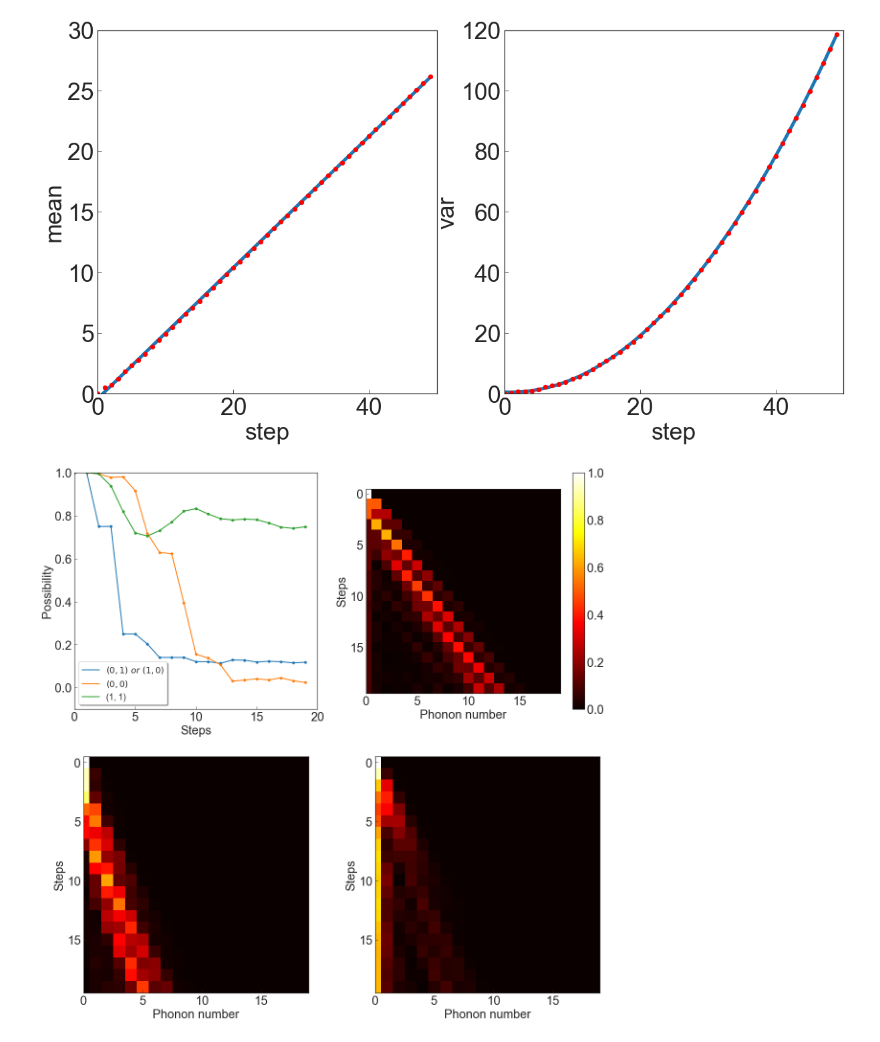
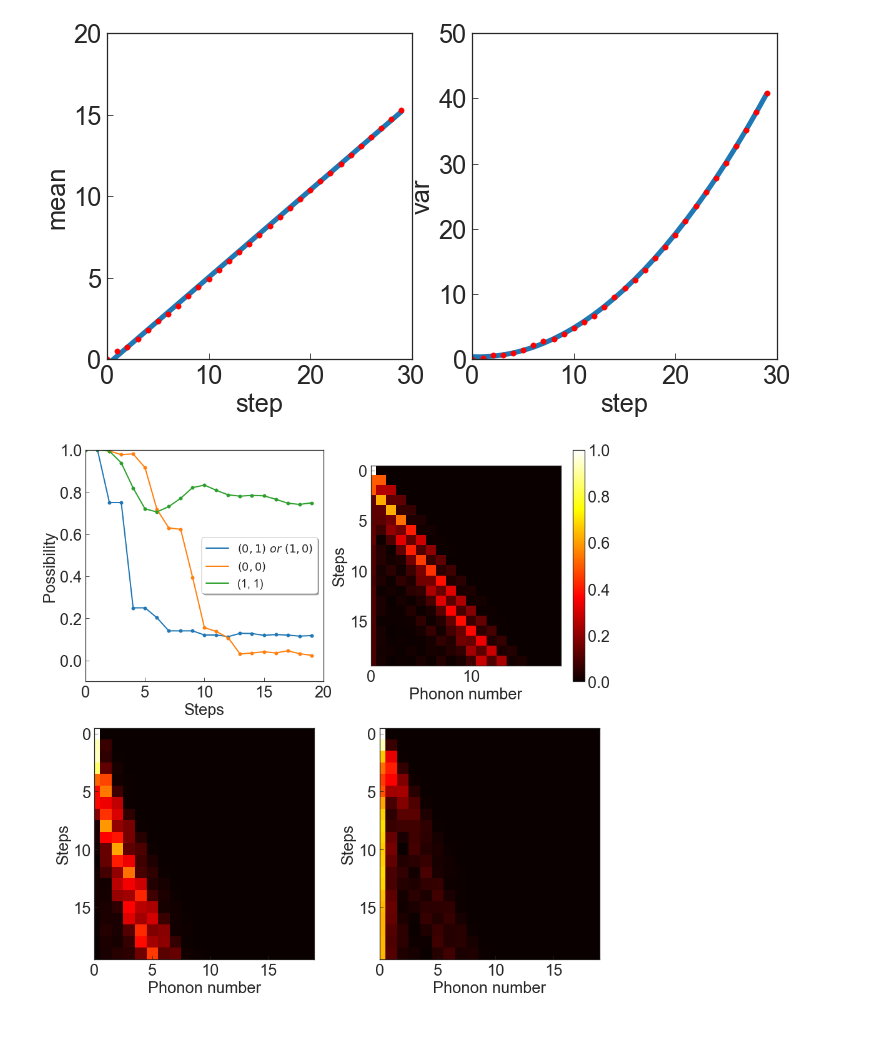
Before and after one commit to HAOQINGZHANG1234/quantumwalk, a Jupyter notebook: code/19_10_9_fig_for_paper.ipynb, the cells around one changed output. Drawn from its saved outputs; the diff is of its cells as text; code cells hidden in the pictures.

```diff
--- a/code/19_10_9_fig_for_paper.ipynb
+++ b/code/19_10_9_fig_for_paper.ipynb
@@ -420,8 +423,9 @@ p4 = np.zeros(801)
 up_state = [0]*M
 down_state = [0]*M
 aux_state = [0]*M
-up_state[1] = 1/np.sqrt(2)
-down_state[0] = -1j/np.sqrt(2)
+# up_state[1] = 1/np.sqrt(2)
+# down_state[0] = -1j/np.sqrt(2)
+down_state[0] = 1
 theta_2 = np.linspace(-2*np.pi,2*np.pi,801)
 theta_1 = np.pi/2
 np.array(up_state)
@@ -444,8 +448,9 @@ p6 = np.zeros(801)
 up_state = [0]*M
 down_state = [0]*M
 aux_state = [0]*M
-up_state[1] = 1/np.sqrt(2)
-down_state[0] = -1j/np.sqrt(2)
+# up_state[1] = 1/np.sqrt(2)
+# down_state[0] = -1j/np.sqrt(2)
+down_state[0] = 1
 theta_2 = np.linspace(-2*np.pi,2*np.pi,801)
 theta_1 = np.pi/2
 np.array(up_state)
@@ -468,8 +473,9 @@ p8 = np.zeros(801)
 up_state = [0]*M
 down_state = [0]*M
 aux_state = [0]*M
-up_state[1] = 1/np.sqrt(2)
-down_state[0] = -1j/np.sqrt(2)
+# up_state[1] = 1/np.sqrt(2)
+# down_state[0] = -1j/np.sqrt(2)
+down_state[0] = 1
 theta_2 = np.linspace(-2*np.pi,2*np.pi,801)
 theta_1 = np.pi/2
 np.array(up_state)
@@ -590,10 +604,10 @@ def f_2(x, A, B, C):
     return A*x**2 +B*x + C
 
 
-plt.figure(figsize=(20, 10))
-mean = np.zeros(50)
-var = np.zeros(50)
-for i in range(50):
+plt.figure(figsize=(12, 6))
+mean = np.zeros(30)
+var = np.zeros(30)
+for i in range(30):
     state = n_step_2(init_state, 0, np.pi/2, N=i)
     P = abs(state[0])**2 + abs(state[1])**2 + abs(state[2])**2
     mean[i] = 0
@@ -603,13 +617,13 @@ for i in range(50):
     mean[i] = mean[i]
     var[i] =  var[i] - mean[i]**2
 plt.subplot(1, 2, 1)
-A1, B1 = optimize.curve_fit(f_1, range(50), mean)[0]
-x1 = range(50)
+A1, B1 = optimize.curve_fit(f_1, range(30), mean)[0]
+x1 = range(30)
 y1 = A1 * x1 + B1
 plt.plot(x1,y1, linewidth=5, zorder=1)
-plt.scatter(range(50), mean, c='r', s=50, zorder=2)
-plt.xlim((0,50))
-plt.ylim((0,30))
+plt.scatter(range(30), mean, c='r', s=30, zorder=2)
+plt.xlim((0,30))
+plt.ylim((0,20))
 plt.xlabel('step')
 plt.ylabel('mean')
 plt.subplot(1, 2, 2)
@@ -617,14 +631,14 @@ a=np.polyfit(x1, var, 2)#用2次多项式拟合x，y数组
 b=np.poly1d(a)#拟合完之后用这个函数来生成多项式对象
 c=b(x1)#生成多项式对象之后，就是获取x在这个多项式处的值
 plt.plot(x1, c, linewidth=5, zorder=1)
-plt.scatter(range(50), var, c='r', s=50, zorder=2)
-plt.xlim((0,50))
-plt.ylim((0,120))
+plt.scatter(range(30), var, c='r', s=30, zorder=2)
+plt.xlim((0,30))
+plt.ylim((0,50))
 plt.xlabel('step')
 plt.ylabel('var')
 plt.savefig('../fig/bound_3.pdf')
 # %% [output]
-[figure, old version]
+[figure, new version]
 # %%
 # plot thermal picture
 # array=np.zeros((N,M))
@@ -639,7 +653,7 @@ plt.savefig('../fig/bound_3.pdf')
 # plt.imshow(array)
 # plt.colorbar()
 # %%
-plt.figure(figsize=(20, 20))
+plt.figure(figsize=(15, 15))
 M = 1000
 n = 1
 N = 500
@@ -679,34 +693,34 @@ plt.xlabel('Steps')
 plt.ylabel('Possibility')
 plt.scatter(range(20), loc1)
 plt.plot(range(20), loc1, label='$(0, 1)\ or\ (1, 0)$')
 plt.scatter(range(20), loc2)
 plt.plot(range(20), loc2, label='$(0, 0)$')
 plt.scatter(range(20), loc3)
 plt.plot(range(20), loc3, label='(1, 1)')
 plt.legend(loc='best')
 my_y_ticks = [0, 5, 10, 15]
 plt.subplot(2, 2, 2)
 plt.xlim(0, 19)
 plt.yticks(my_y_ticks,(0,5,10,15))
 plt.xlabel('Phonon number')
 plt.ylabel('Steps')
 plt.imshow(heat1, cmap='hot', interpolation='nearest')
 plt.colorbar()
 plt.subplot(2, 2, 3)
 plt.xlim(0, 19)
 plt.yticks(my_y_ticks,(0,5,10,15))
 plt.xlabel('Phonon number')
 plt.ylabel('Steps')
 plt.imshow(heat2, cmap='hot', interpolation='nearest')
 plt.subplot(2, 2, 4)
 plt.xlim(0, 19)
 plt.yticks(my_y_ticks,(0,5,10,15))
 plt.xlabel('Phonon number')
 plt.ylabel('Steps')
 plt.imshow(heat3, cmap='hot', interpolation='nearest')
 plt.savefig('../fig/bound_4.pdf')
 # %% [output]
-[figure, old version]
+[figure, new version]
 # %%
 alpha = np.arctan(cos(theta_1/2+theta_2/2)/(cos(theta_1/2)*cos(theta_2/2)))
 yeta = (1 + sin(theta_1/2)*sin(theta_2/2))/np.sqrt((cos(theta_1/2)*cos(theta_2/2))**2+(cos((theta_1+theta_2)/2)*sin(np.pi/3))**2)
```
Also changed, not shown: parts of 25 cells of this notebook, 35 other files.
